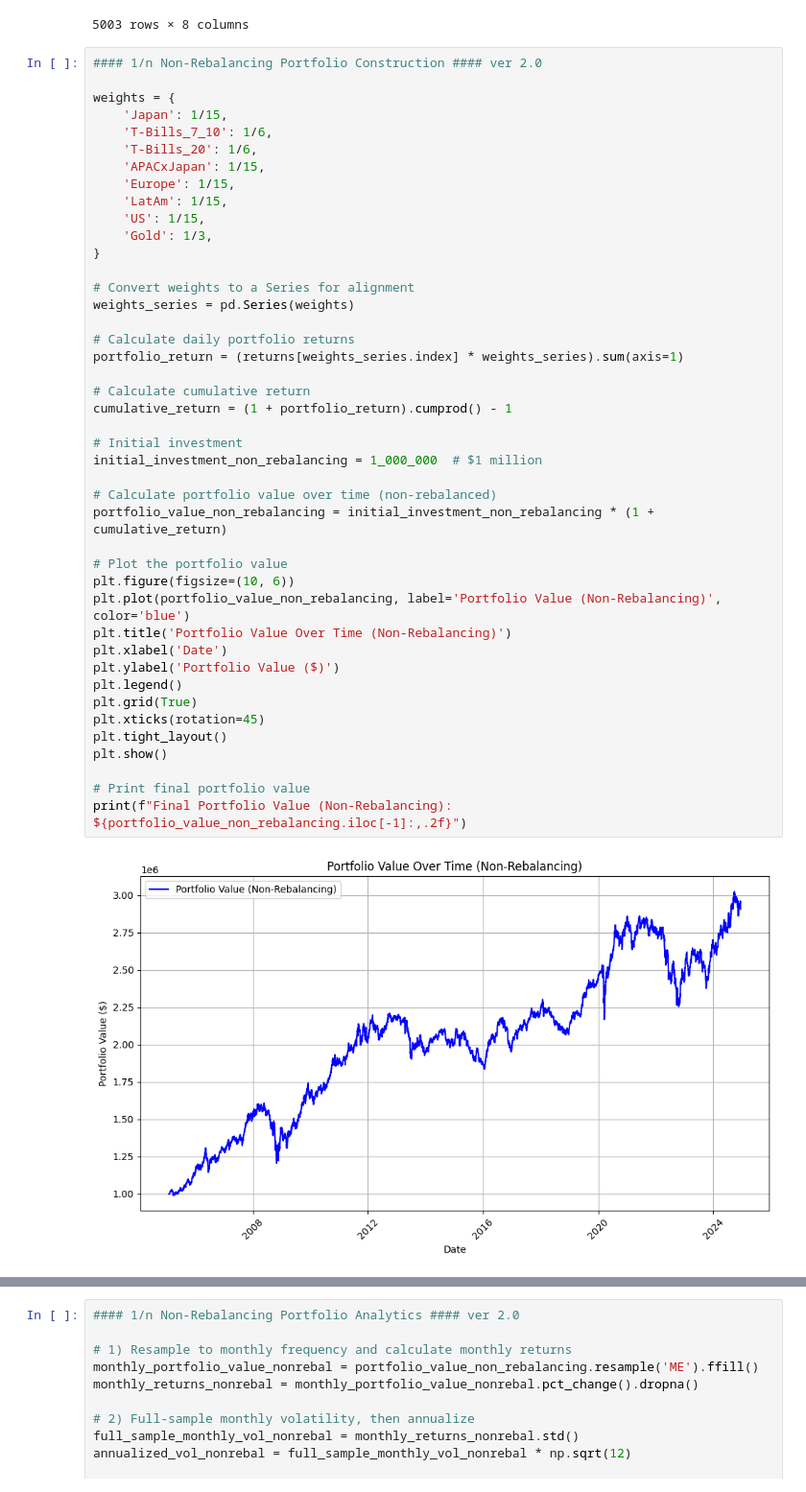
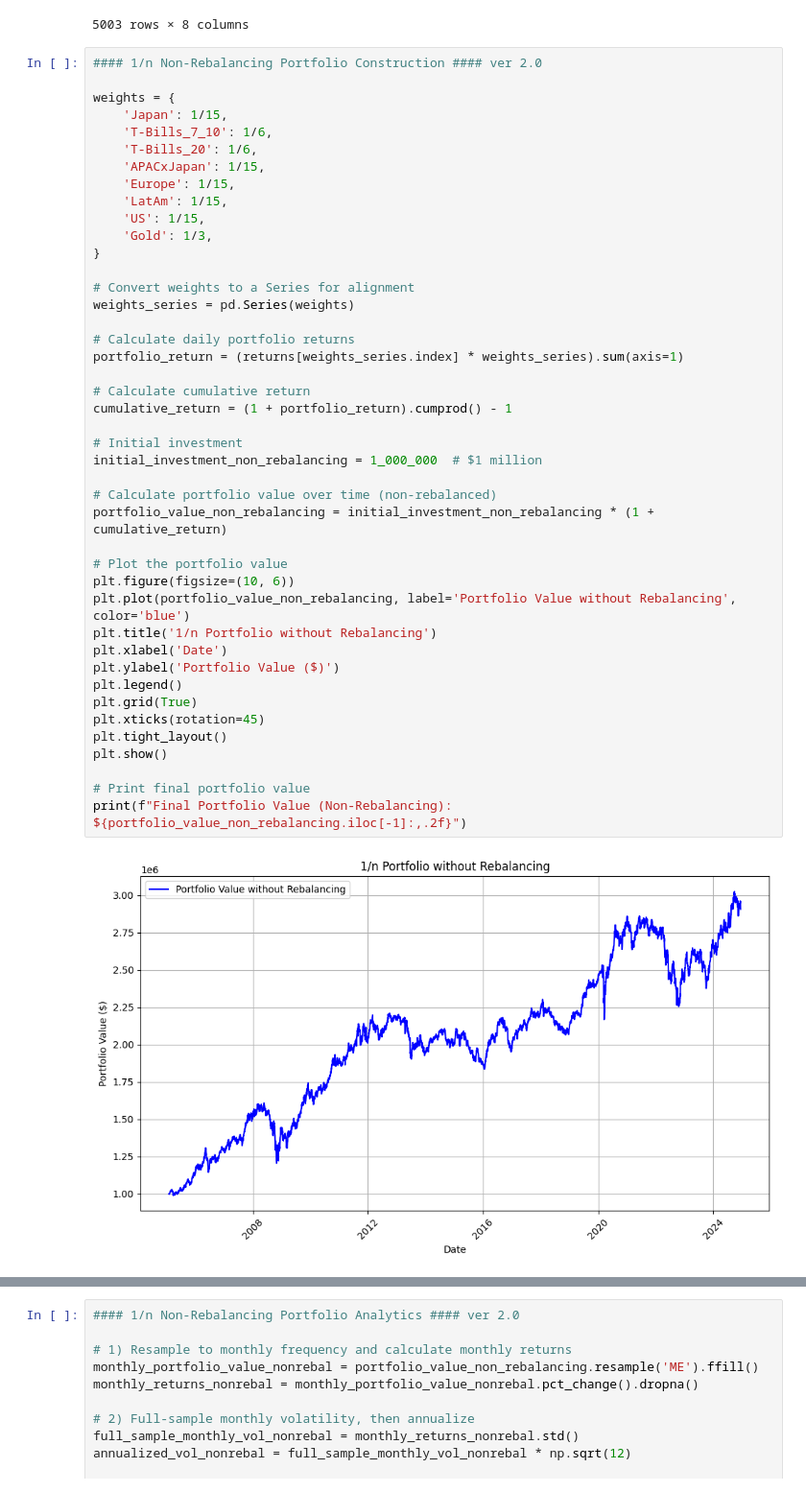
Before and after one commit to plaishev/asset_mgmt_seminar, a Jupyter notebook: 1_over_N.ipynb, the cells around one changed output, grey strips where cells are left out. Shown at 96% size. Cells and saved outputs as stored; diff of their text form.

```diff
--- a/1_over_N.ipynb
+++ b/1_over_N.ipynb
@@ -87,36 +87,36 @@ weights = {
 }
 
 # Convert weights to a Series for alignment
 weights_series = pd.Series(weights)
 
 # Calculate daily portfolio returns
 portfolio_return = (returns[weights_series.index] * weights_series).sum(axis=1)
 
 # Calculate cumulative return
 cumulative_return = (1 + portfolio_return).cumprod() - 1
 
 # Initial investment
 initial_investment_non_rebalancing = 1_000_000  # $1 million
 
 # Calculate portfolio value over time (non-rebalanced)
 portfolio_value_non_rebalancing = initial_investment_non_rebalancing * (1 + cumulative_return)
 
 # Plot the portfolio value
 plt.figure(figsize=(10, 6))
-plt.plot(portfolio_value_non_rebalancing, label='Portfolio Value (Non-Rebalancing)', color='blue')
-plt.title('Portfolio Value Over Time (Non-Rebalancing)')
+plt.plot(portfolio_value_non_rebalancing, label='Portfolio Value without Rebalancing', color='blue')
+plt.title('1/n Portfolio without Rebalancing')
 plt.xlabel('Date')
 plt.ylabel('Portfolio Value ($)')
 plt.legend()
 plt.grid(True)
 plt.xticks(rotation=45)
 plt.tight_layout()
 plt.show()
 
 # Print final portfolio value
 print(f"Final Portfolio Value (Non-Rebalancing): ${portfolio_value_non_rebalancing.iloc[-1]:,.2f}")
 # %% [output]
-[figure, old version]
+[figure, new version]
 Final Portfolio Value (Non-Rebalancing): $2,906,814.33
 # %%
 #### 1/n Non-Rebalancing Portfolio Analytics #### ver 2.0
```
